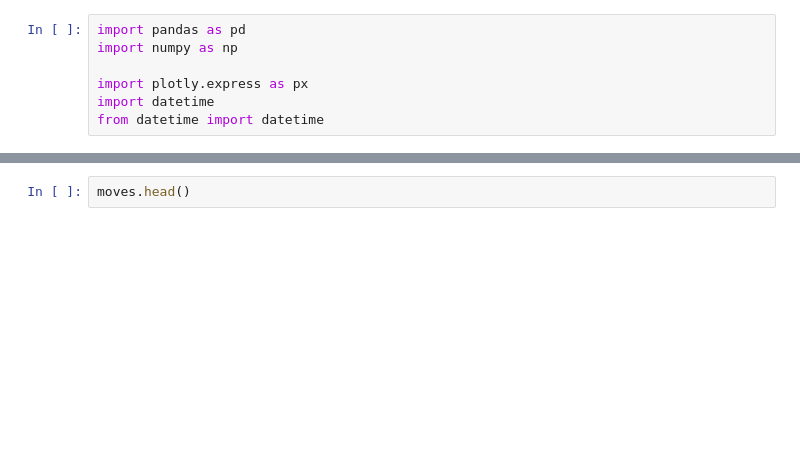
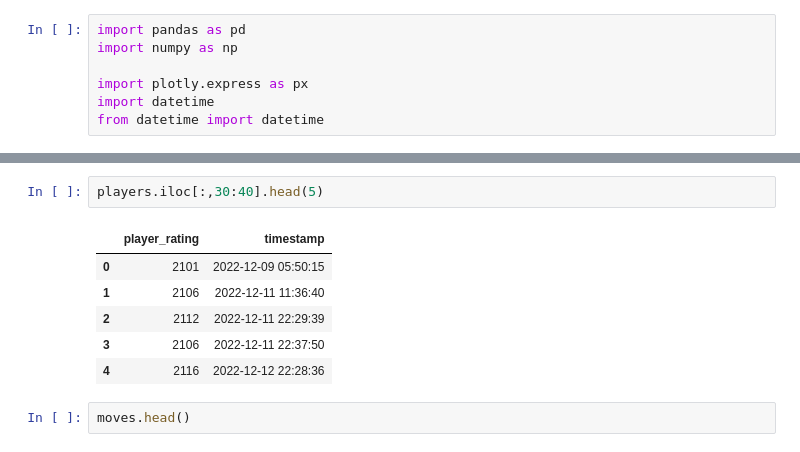
Before and after one commit to thecrossed/chess_analytics, a Jupyter notebook: chess_student_report.ipynb, the cells around one changed output, grey strips where cells are left out. Saved outputs shown, nothing was run; the diff lists cells and outputs as text; blank space fills up the shorter version.

```diff
--- a/chess_student_report.ipynb
+++ b/chess_student_report.ipynb
@@ -42,3 +42,12 @@ players.iloc[:,20:30].head()
+# %%
+players.iloc[:,30:40].head(5)
+# %% [output]
+|  | player_rating | timestamp |
+| 0 | 2101 | 2022-12-09 05:50:15 |
+| 1 | 2106 | 2022-12-11 11:36:40 |
+| 2 | 2112 | 2022-12-11 22:29:39 |
+| 3 | 2106 | 2022-12-11 22:37:50 |
+| 4 | 2116 | 2022-12-12 22:28:36 |
 # %%
 moves.head()
 # %% [output]
```
Also changed, not shown: parts of 19 cells of this notebook, 3 other files.
